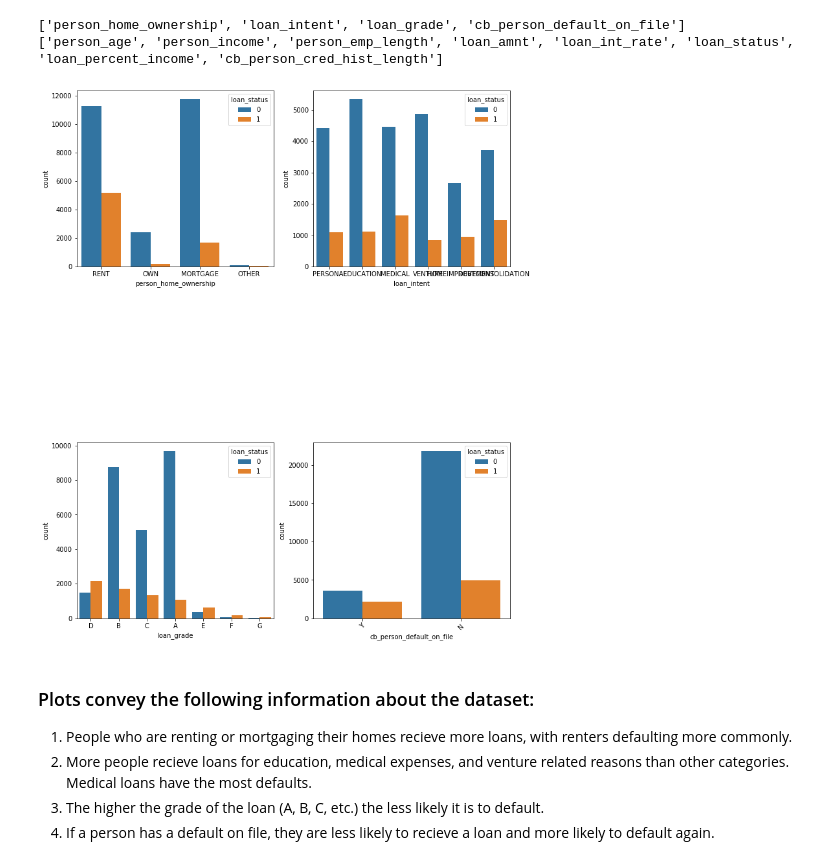
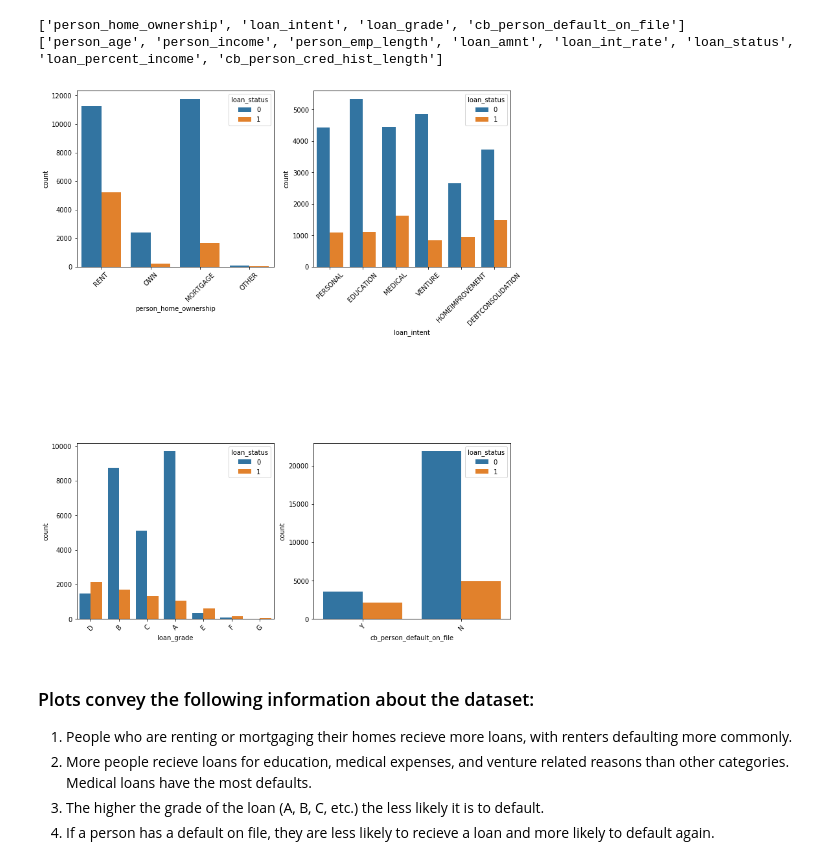
Before and after one commit to DarleneKo/loan-default-risk, a Jupyter notebook: Jupyter Notebooks/Exploratory_Analysis.ipynb, the cells around one changed output. Drawn from its saved outputs; the diff is of its cells as text; code cells hidden in the pictures.

Commit message:
updated bar charts

```diff
--- a/Jupyter Notebooks/Exploratory_Analysis.ipynb
+++ b/Jupyter Notebooks/Exploratory_Analysis.ipynb
@@ -44,14 +44,15 @@ print(numerical_columns)
 # %%
 # Analyze Categorical columns
 fig,axes = plt.subplots(2,2,figsize=(12,15))
 for idx,cat_col in enumerate(categorical_columns):
     row,col = idx//2,idx%2
-    sns.countplot(x=cat_col,data=df,hue='loan_status',ax=axes[row,col])
+    chart = sns.countplot(x=cat_col,data=df,hue='loan_status',ax=axes[row,col])
+    chart.set_xticklabels(chart.get_xticklabels(), rotation=45)
 
 plt.savefig("../Charts/bar_charts")
 plt.subplots_adjust(hspace=1)
 # %% [output]
-[figure, old version]
+[figure, new version]
 # %% [markdown]
 ### Plots convey the following information about the dataset:
 1. People who are renting or mortgaging their homes recieve more loans, with renters defaulting more commonly.
```
Also changed, not shown: 1 other file.
